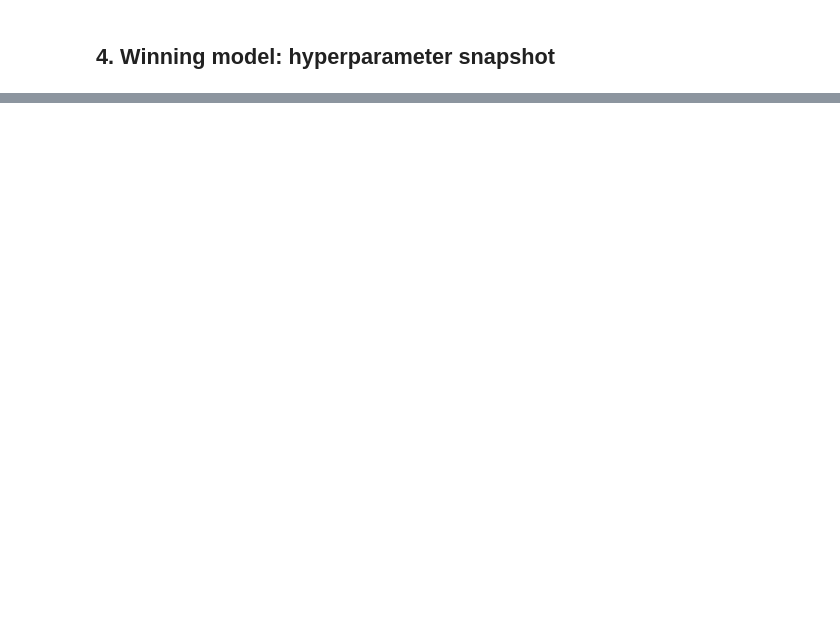
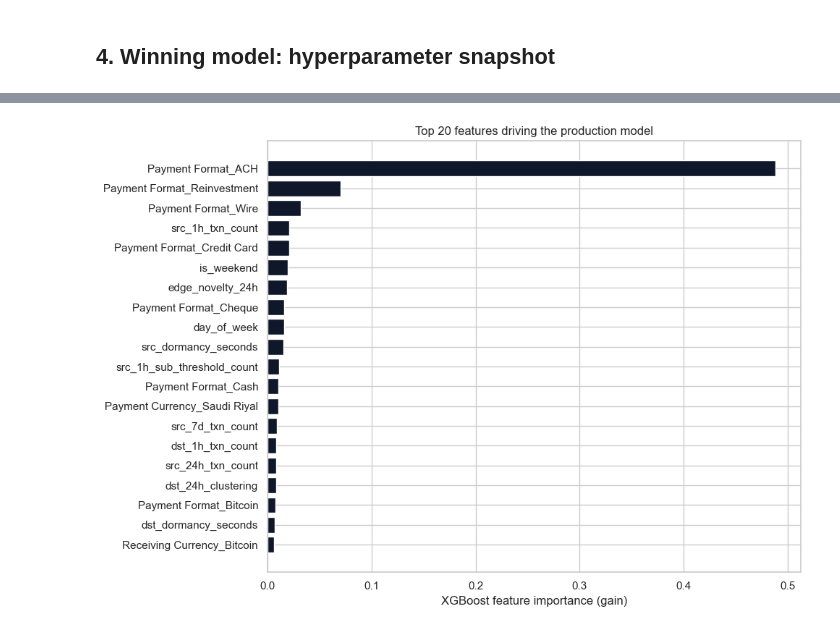
Before and after one commit to FelipeToroG/aml-transaction-monitoring, a Jupyter notebook: notebooks/03_modeling.ipynb, the cells around one changed output, grey strips where cells are left out. Cells and saved outputs as stored; diff of their text form; code cells hidden in the pictures; blank space fills up the shorter version.

```diff
--- a/notebooks/03_modeling.ipynb
+++ b/notebooks/03_modeling.ipynb
@@ -66,0 +328,68 @@ pprint.pprint(summary['winning_hyperparameters'])
+# %%
+# ---------------------------------------------------------------------
+# Extract per-feature importance from the trained XGBoost classifier
+# and render the top-20 features as a horizontal bar chart.
+#
+# Implementation notes:
+#   - The supervised classifier is wrapped by CalibratedClassifierCV
+#     (isotonic, 3-fold) so the raw XGBoost lives at
+#     ``.calibrated_classifiers_[0].estimator``. We extract the underlying
+#     model rather than wrapping the calibrated frontend because the
+#     calibrator does not expose feature_importances_ — the importances
+#     belong to the base learner, not to the probability transform.
+#   - Feature names are pulled from the fitted ColumnTransformer via
+#     ``.get_feature_names_out()``, which returns post-transform names
+#     (e.g. ``Payment Format_ACH`` after one-hot encoding). Pairing
+#     importances with these names produces an interpretable display.
+#   - When CalibratedClassifierCV uses 3-fold CV, each fold trains its
+#     own base estimator. We average importance across the three folds
+#     to get the canonical estimate; pulling only fold 0 would give a
+#     biased view of the production model.
+#
+# This block satisfies the audit-defensibility requirement that every
+# alert must trace to identifiable feature provenance and gives a
+# recruiter a memorable visual answering "what does this model
+# actually rely on?".
+# ---------------------------------------------------------------------
+from pathlib import Path
+import numpy as np
+import pandas as pd
+
+from src.models.ensemble import AMLEnsemble
+
+ensemble = AMLEnsemble.load(Path('models/ensemble.pkl'))
+
+# Average feature_importances_ across all CV-fold base estimators so we
+# get the canonical production-model importance rather than a single
+# fold's view.
+calibrated = ensemble.supervised_classifier
+fold_estimators = calibrated.calibrated_classifiers_
+importance_matrix = np.vstack([
+    getattr(cc, 'estimator', getattr(cc, 'base_estimator', None)).feature_importances_
+    for cc in fold_estimators
+])
+importance_mean = importance_matrix.mean(axis=0)
+
+feature_names = ensemble.feature_pipeline.get_feature_names_out()
+
+importance_df = (
+    pd.DataFrame({'feature': feature_names, 'importance': importance_mean})
+    .sort_values('importance', ascending=False)
+    .head(20)
+    .reset_index(drop=True)
+)
+
+# Plot. Reverse the order so the top feature renders at the top of the
+# bar chart (matplotlib draws barh bottom-up).
+fig, ax = plt.subplots(figsize=(10, 7))
+ax.barh(importance_df['feature'][::-1], importance_df['importance'][::-1], color='#0f172a')
+ax.set_xlabel('XGBoost feature importance (gain)')
+ax.set_title('Top 20 features driving the production model')
+plt.tight_layout()
+plt.show()
+
+# Surface the underlying numbers below the chart so a static reader on
+# GitHub can quote exact figures rather than estimate bar lengths.
+importance_df
+# %% [output]
+[figure, added]
```
Also changed, not shown: parts of 16 cells of this notebook, 10 other files.
